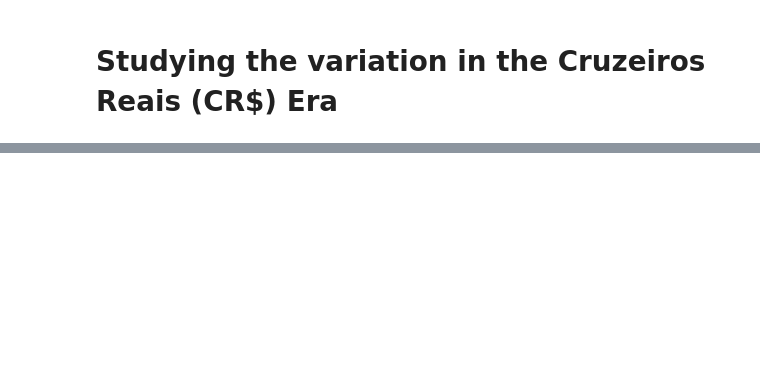
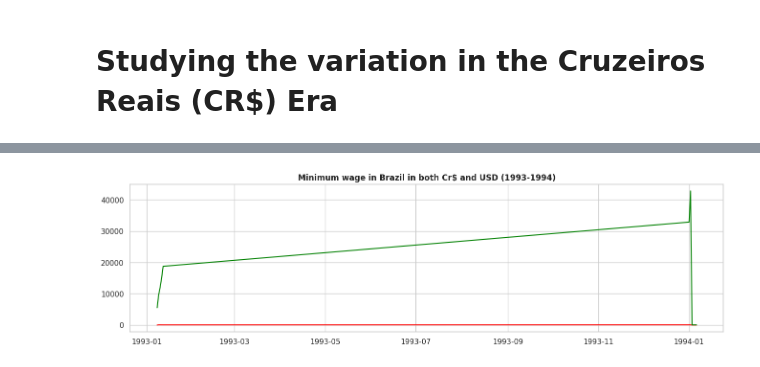
Before and after one commit to guilhermelaviola/MinimumWage, a Jupyter notebook: MinimumWageBrazil.ipynb, the cells around one changed output, grey strips where cells are left out. Saved outputs shown, nothing was run; the diff lists cells and outputs as text; code cells hidden in the pictures; blank space fills up the shorter version.

```diff
--- a/MinimumWageBrazil.ipynb
+++ b/MinimumWageBrazil.ipynb
@@ -199,0 +208,10 @@ plt.show()
+# %%
+# Displaying the the brazilian minimum wage variation (in both Cr$ and USD) between 1993 and 1994:
+wage_in_dollars_4 = cruzeiros_reais['Minimum wage'] / cruzeiros_reais['Dolar exchange rate']
+plt.figure(figsize = (16, 4))
+plt.title('Minimum wage in Brazil in both Cr$ and USD (1993-1994)', fontweight = 'bold')
+plt.plot(cruzeiros_reais['Month/Year'], wage_in_dollars_4, color = 'red')
+plt.plot(cruzeiros_reais['Month/Year'], cruzeiros_reais['Minimum wage'], color = 'green')
+plt.show()
+# %% [output]
+[figure, added]
```
Also changed, not shown: parts of 3 cells of this notebook.
